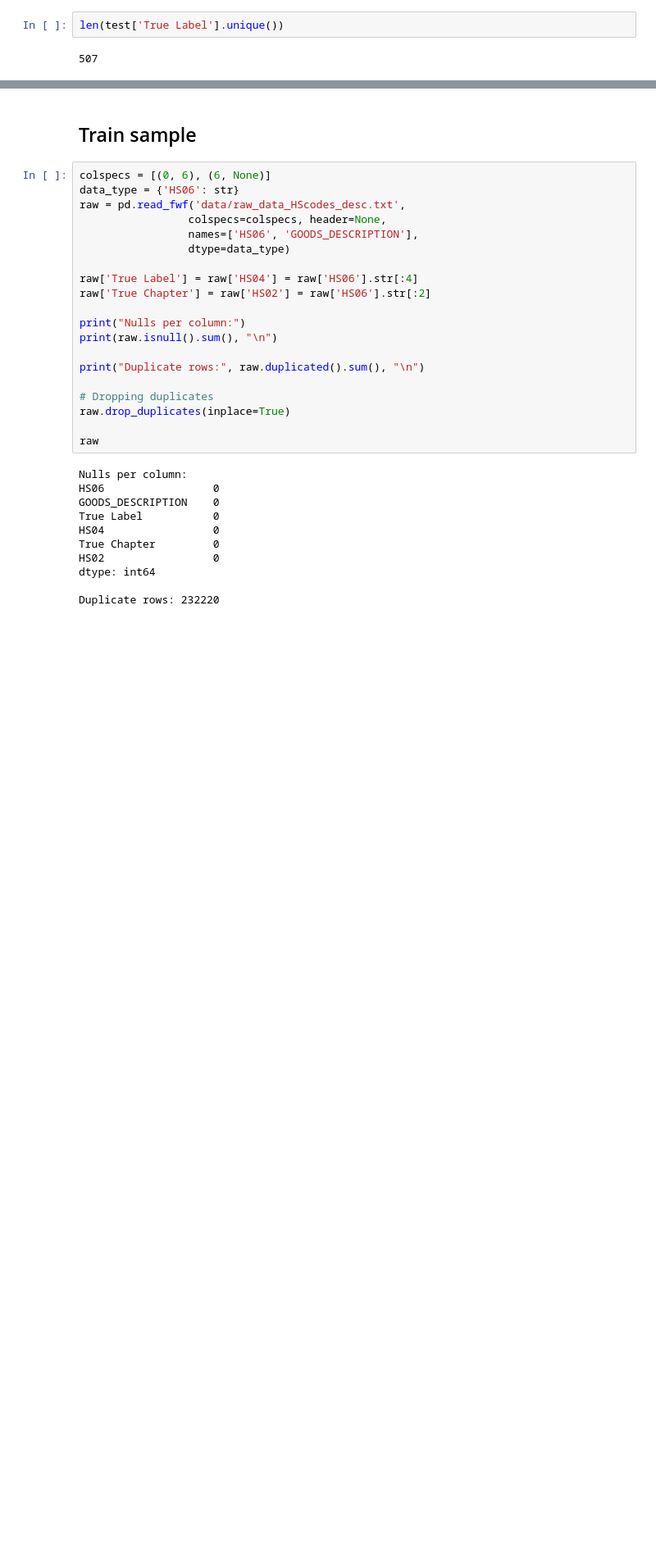
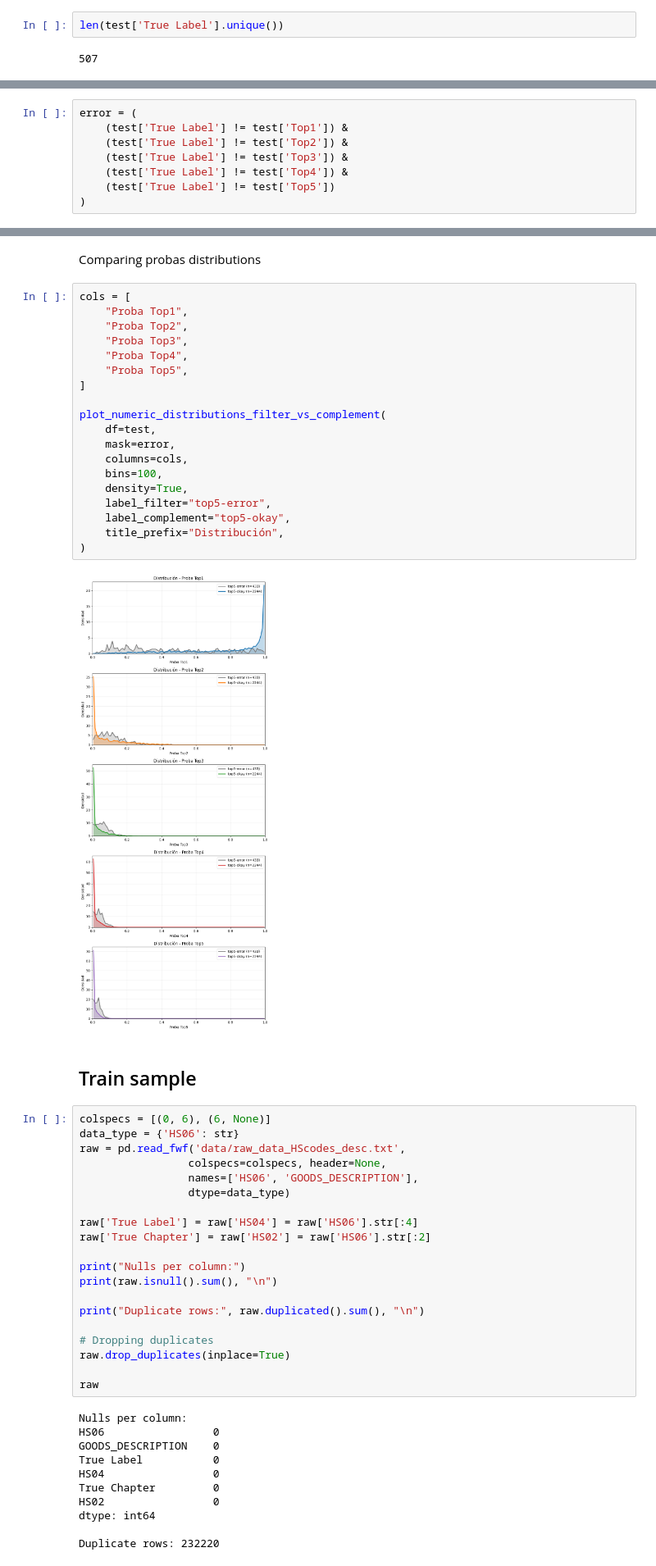
Before and after one commit to sstedoldi/tt1_clasi, a Jupyter notebook: 06-HSrecomm_DistiltBERT_HS04_error.ipynb, the cells around one changed output, grey strips where cells are left out. Shown at 82% size. Saved outputs shown, nothing was run; the diff lists cells and outputs as text; blank space fills up the shorter version.

```diff
--- a/06-HSrecomm_DistiltBERT_HS04_error.ipynb
+++ b/06-HSrecomm_DistiltBERT_HS04_error.ipynb
@@ -77,0 +316,8 @@ len(test['True Label'].unique())
+# %%
+error = (
+    (test['True Label'] != test['Top1']) &
+    (test['True Label'] != test['Top2']) &
+    (test['True Label'] != test['Top3']) &
+    (test['True Label'] != test['Top4']) &
+    (test['True Label'] != test['Top5'])
+)
@@ -78,3 +342,26 @@ len(test['True Label'].unique())
+# %% [markdown]
+Comparing probas distributions
+# %%
+cols = [
+    "Proba Top1",
+    "Proba Top2",
+    "Proba Top3",
+    "Proba Top4",
+    "Proba Top5",
+]
+
+plot_numeric_distributions_filter_vs_complement(
+    df=test,
+    mask=error,
+    columns=cols,
+    bins=100,
+    density=True,
+    label_filter="top5-error",
+    label_complement="top5-okay",
+    title_prefix="Distribución",
+)
+# %% [output]
+[figure, added]
 # %% [markdown]
 ## Train sample
 # %%
```
Also changed, not shown: parts of 32 cells of this notebook, 15 other files.
